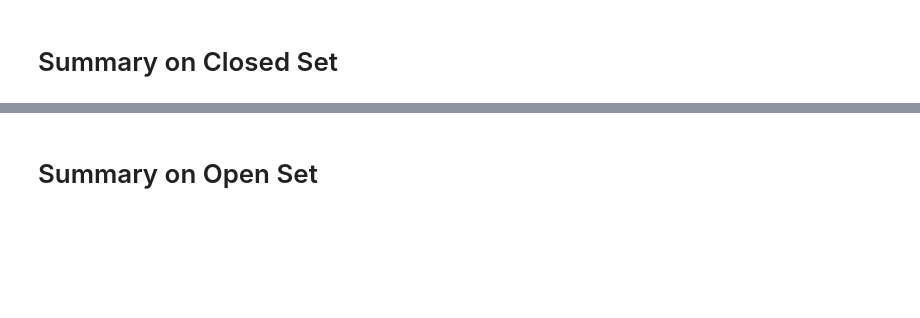
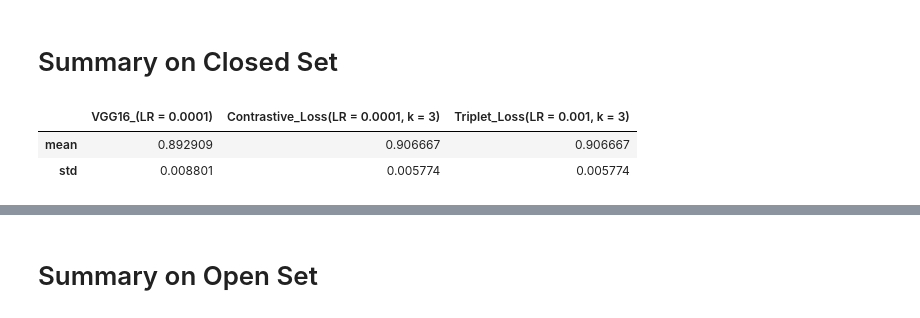
Before and after one commit to jovi1018/CS760_PB1, a Jupyter notebook: auckland-zoo-monkeys.ipynb, the cells around one changed output, grey strips where cells are left out. Saved outputs shown, nothing was run; the diff lists cells and outputs as text; code cells hidden in the pictures; blank space fills up the shorter version.

```diff
--- a/auckland-zoo-monkeys.ipynb
+++ b/auckland-zoo-monkeys.ipynb
@@ -274,7 +328,8 @@ def evaluate_cl_closed_set(lr, k):
     knn_cl = KNeighborsClassifier(n_neighbors = k)
     knn_cl.fit(embedding_train_cl, y_train)
 
-    x_test_embedding = model_cl(x_val)
+    # Fixes OOM issues
+    x_test_embedding = model_cl.predict(x_val)
     acc = round(knn_cl.score(x_test_embedding, y_val), 2)
     print('Accuracy on the val set with contrastive loss is {}'.format(acc))
 
@@ -308,7 +405,7 @@ from sklearn.neighbors import KNeighborsClassifier
 
 # choose best lr and k
 lr = 0.0001
-k = 1
+k = 3
 
 base_model_16 = tf.keras.applications.vgg16.VGG16(include_top=False,
                                                   input_shape = (imsize,imsize,3),
@@ -352,7 +449,7 @@ embedding_train_cl = np.array(embedding_train_cl, dtype=float)
 knn_cl = KNeighborsClassifier(n_neighbors = k)
 knn_cl.fit(embedding_train_cl, Y_train)
 
-x_test_embedding = model_cl(X_test)
+x_test_embedding = model_cl.predict(X_test)
 acc_cl_closed_set = round(knn_cl.score(x_test_embedding, Y_test), 2)
 
 print('Accuracy of Constractive Loss on test set is {}'.format(round(acc_cl_closed_set, 2)))
@@ -463,8 +688,8 @@ from sklearn.neighbors import KNeighborsClassifier
 
 # choose the best value of d_t
 lr = 0.0001
-k = 1
-d_t = 0.5
+k = 3
+d_t = 0.4
 
 base_model_16 = tf.keras.applications.vgg16.VGG16(include_top=False,
                                                   input_shape = (imsize,imsize,3),
@@ -583,7 +826,7 @@ def evaluate_tl_closed_set(lr, k):
     knn_tl = KNeighborsClassifier(n_neighbors = k)
     knn_tl.fit(embedding_train_tl, y_train)
 
-    x_test_embedding = model_tl(x_val)
+    x_test_embedding = model_tl.predict(x_val)
     acc = round(knn_tl.score(x_test_embedding, y_val), 2)
     print('Accuracy on the the val set with Tripolet Loss is {}'.format(acc))
 
@@ -822,13 +1177,17 @@ print('The accuracy on the test set with Open Dataset of Triplet Loss is {}'.for
 # %%
 # After tuning hps (lr and k), the best accuracy on val set.
 best_vgg16 = table_vgg16.loc['0.0001']
-best_cl = table_cl_closed_set.loc['0.0001_1']
-best_tl = table_tl_closed_set.loc['0.001_1']
+best_cl = table_cl_closed_set.loc['0.0001_3']
+best_tl = table_tl_closed_set.loc['0.001_3']
 
 pd.DataFrame({'VGG16_(LR = 0.0001)': best_vgg16,
-              'Contrastive_Loss(LR = 0.0001, k = 1)': best_cl,
-              'Triplet_Loss(LR = 0.001, k = 1)': best_tl
+              'Contrastive_Loss(LR = 0.0001, k = 3)': best_cl,
+              'Triplet_Loss(LR = 0.001, k = 3)': best_tl
              })
+# %% [output]
+|  | VGG16_(LR = 0.0001) | Contrastive_Loss(LR = 0.0001, k = 3) | Triplet_Loss(LR = 0.001, k = 3) |
+| mean | 0.892909 | 0.906667 | 0.906667 |
+| std | 0.008801 | 0.005774 | 0.005774 |
 # %%
 # Accuracy on test set
 
```
Also changed, not shown: parts of 28 cells of this notebook.
